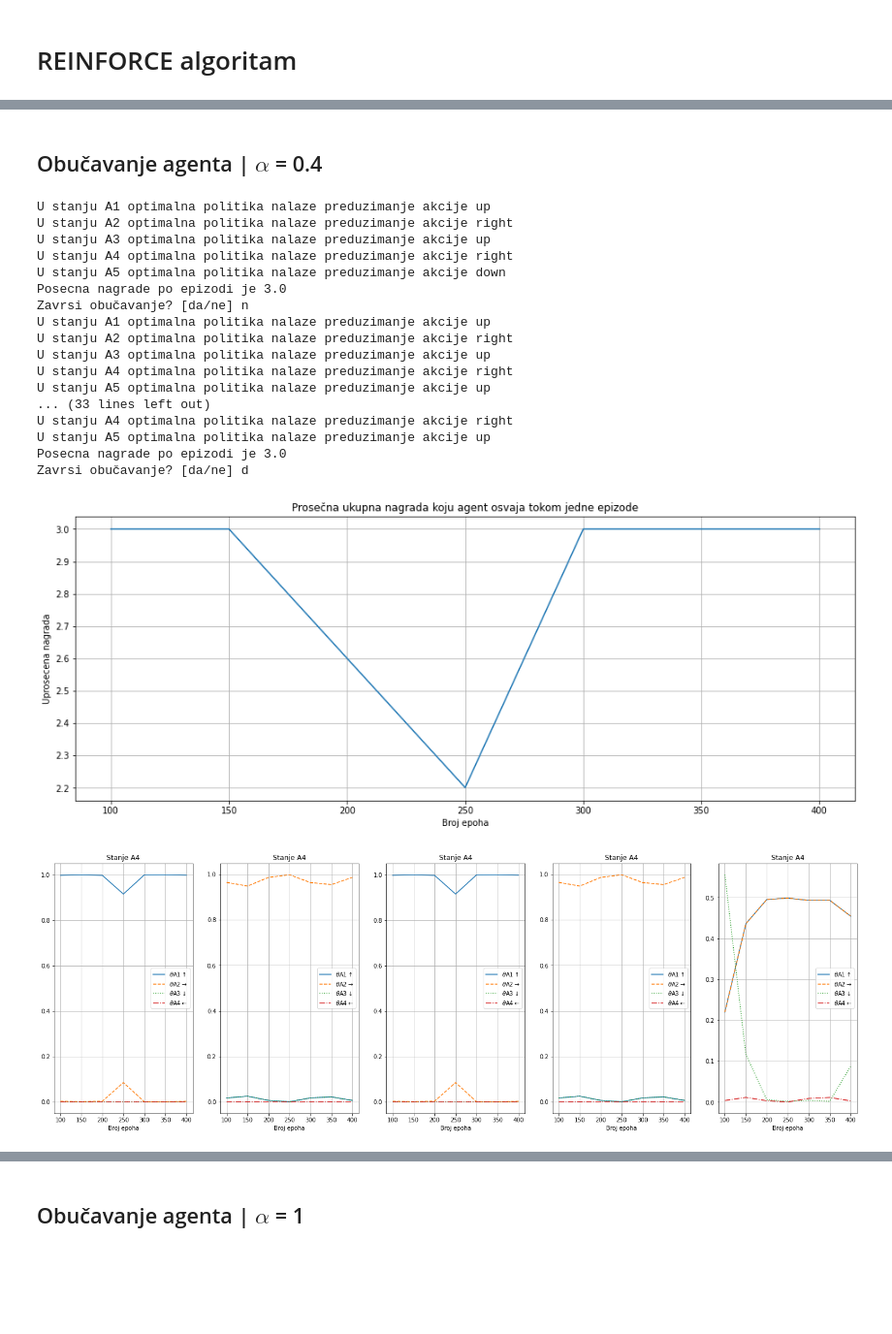
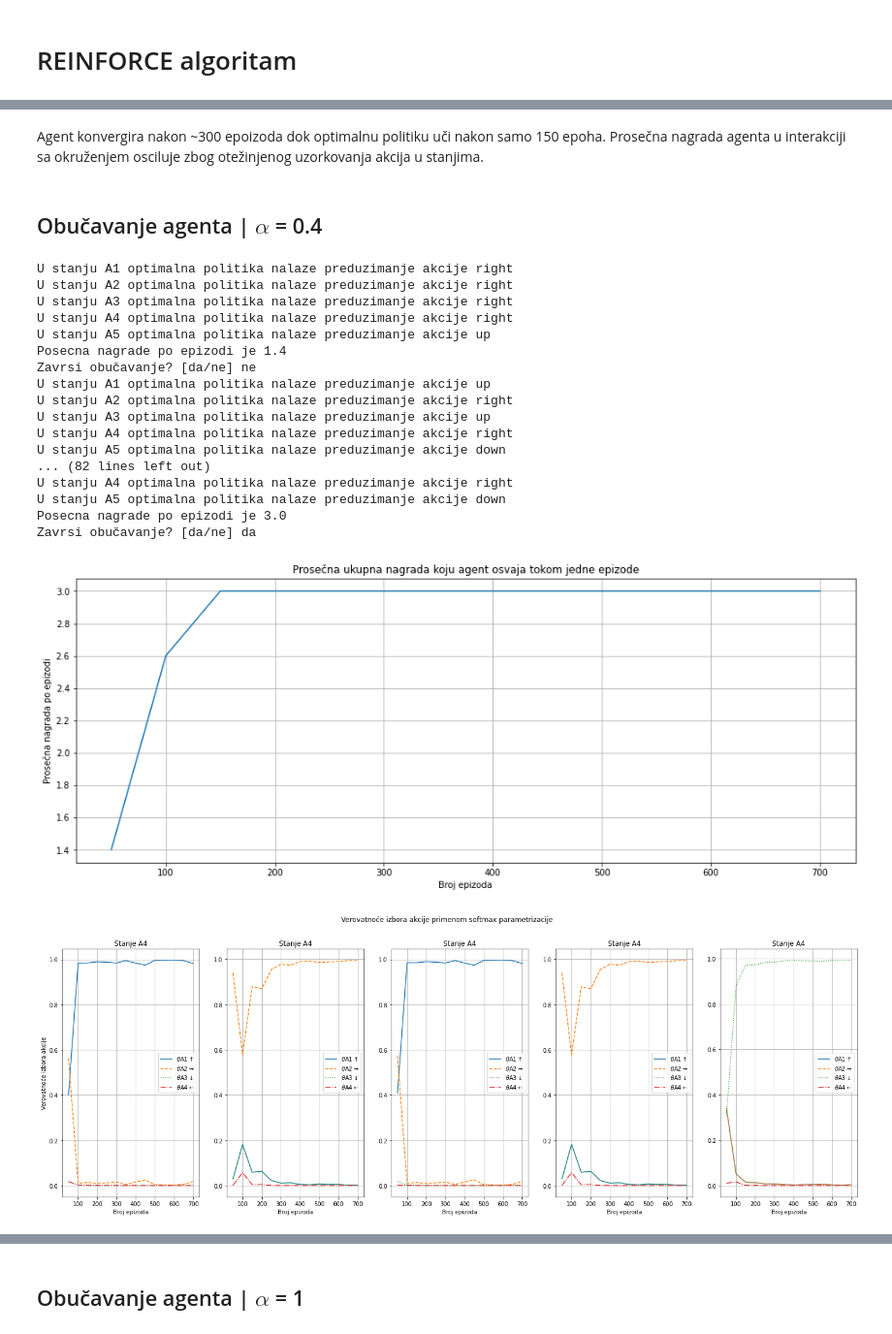
Before and after one commit to m-grbic/mu_dom05, a Jupyter notebook: main.ipynb, the cells around one changed output, grey strips where cells are left out. Shown: that part at 97% size. Cells and saved outputs as stored; diff of their text form; code cells hidden in the pictures; blank space fills up the shorter version.

```diff
--- a/main.ipynb
+++ b/main.ipynb
@@ -125,30 +168,31 @@ Zavrsi obučavanje? [da/ne] d
+# %% [markdown]
+Agent konvergira nakon ~300 epoizoda dok optimalnu politiku uči nakon samo 150 epoha. Prosečna nagrada agenta u interakciji sa okruženjem osciluje zbog otežinjenog uzorkovanja akcija u stanjima.
 # %% [markdown]
 ## Obučavanje agenta | $\alpha$ = 0.4
 # %%
+# Brisanje prethodnog agenta
 del agent
-
 # Kreiranje modela
-agent = Reinforce(lr=0.4)
-
+agent = Reinforce(lr=0.2)
 # Eksperiment sa promenljivim faktorom obucavanja
 run_experiment(agent)
 # %% [output]
+U stanju A1 optimalna politika nalaze preduzimanje akcije right
+U stanju A2 optimalna politika nalaze preduzimanje akcije right
+U stanju A3 optimalna politika nalaze preduzimanje akcije right
+U stanju A4 optimalna politika nalaze preduzimanje akcije right
+U stanju A5 optimalna politika nalaze preduzimanje akcije up
+Posecna nagrade po epizodi je 1.4
+Zavrsi obučavanje? [da/ne] ne
 U stanju A1 optimalna politika nalaze preduzimanje akcije up
 U stanju A2 optimalna politika nalaze preduzimanje akcije right
 U stanju A3 optimalna politika nalaze preduzimanje akcije up
 U stanju A4 optimalna politika nalaze preduzimanje akcije right
 U stanju A5 optimalna politika nalaze preduzimanje akcije down
+... (82 lines left out)
+U stanju A4 optimalna politika nalaze preduzimanje akcije right
+U stanju A5 optimalna politika nalaze preduzimanje akcije down
 Posecna nagrade po epizodi je 3.0
-Zavrsi obučavanje? [da/ne] n
-U stanju A1 optimalna politika nalaze preduzimanje akcije up
-U stanju A2 optimalna politika nalaze preduzimanje akcije right
-U stanju A3 optimalna politika nalaze preduzimanje akcije up
-U stanju A4 optimalna politika nalaze preduzimanje akcije right
-U stanju A5 optimalna politika nalaze preduzimanje akcije up
-... (33 lines left out)
-U stanju A4 optimalna politika nalaze preduzimanje akcije right
-U stanju A5 optimalna politika nalaze preduzimanje akcije up
-Posecna nagrade po epizodi je 3.0
-Zavrsi obučavanje? [da/ne] d
+Zavrsi obučavanje? [da/ne] da
-[figure, old version]
+[figure, new version]
-[figure, old version]
+[figure, new version]
```
Also changed, not shown: parts of 36 cells of this notebook, 4 other files.
